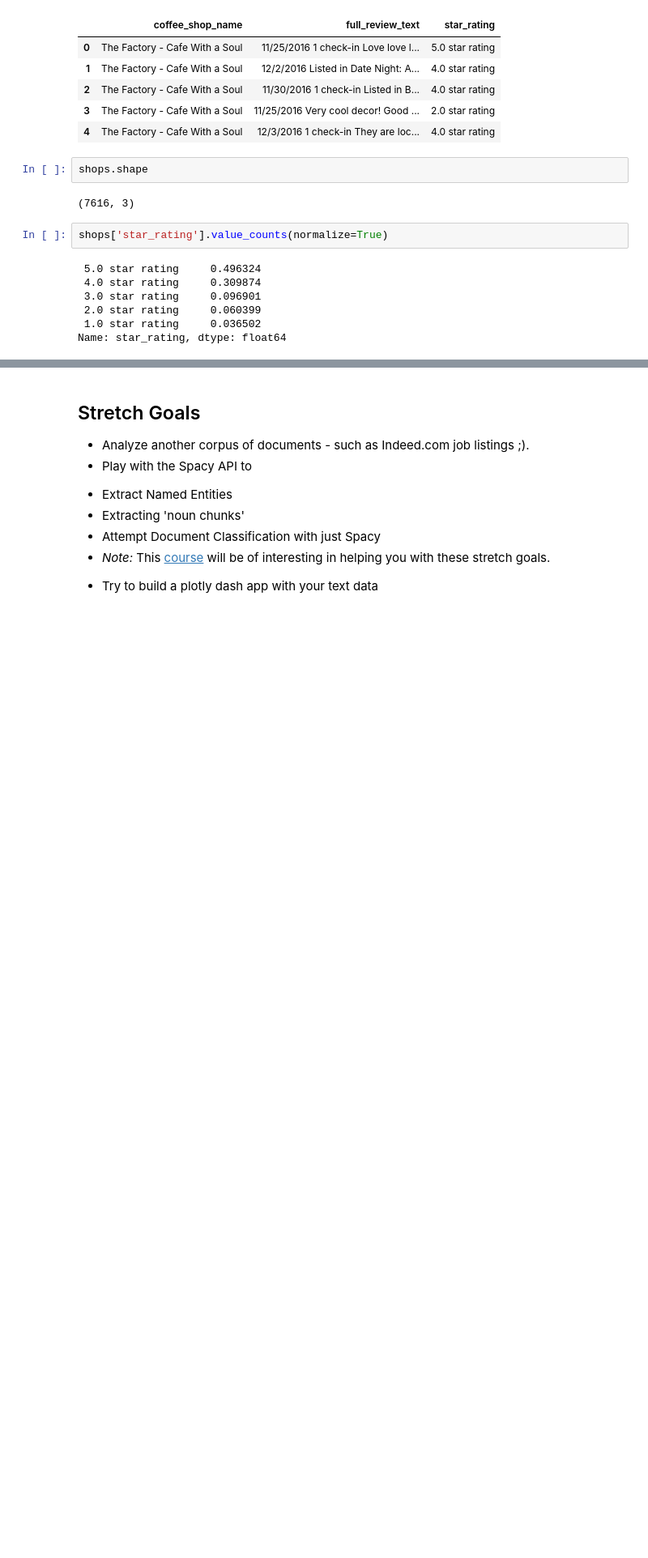
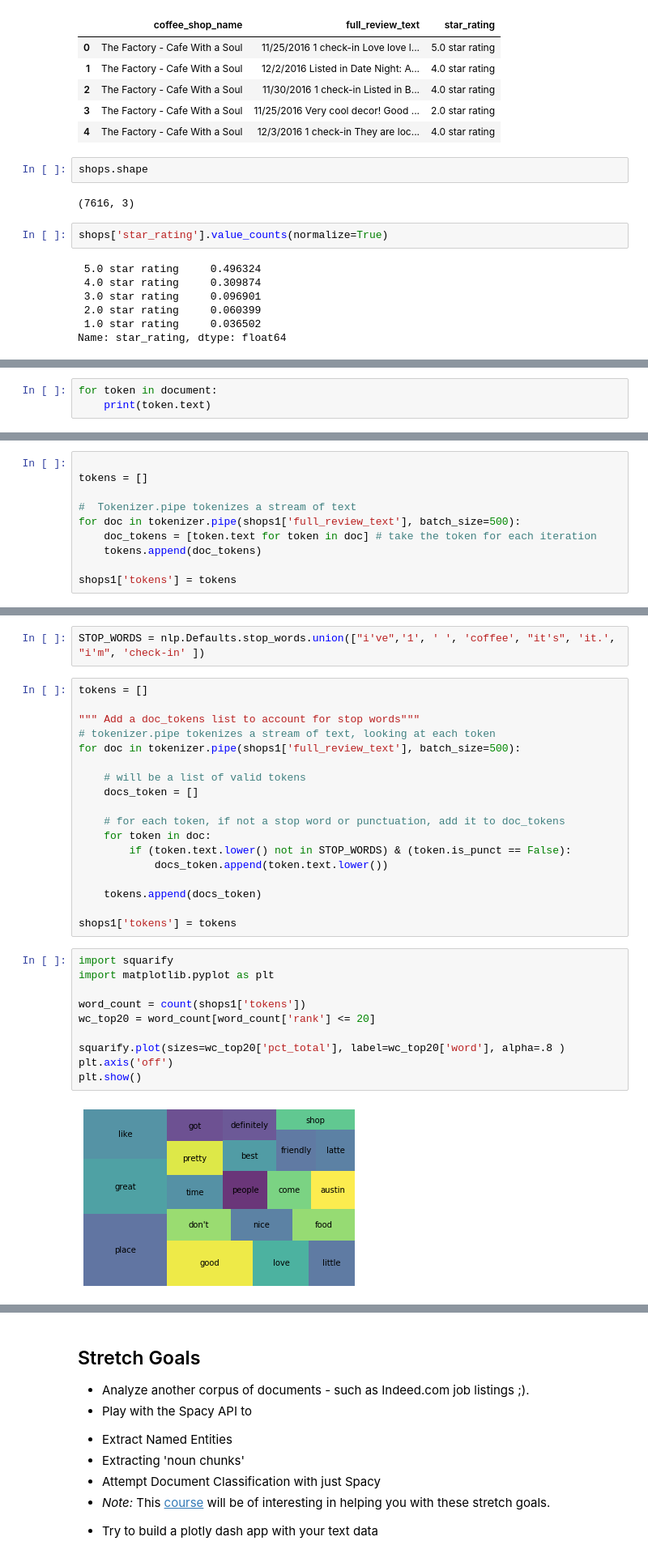
Before and after one commit to pingao2019/DS-Unit-4-Sprint-1-NLP, a Jupyter notebook: LS_DS_411_Text_Data_Assignment.ipynb, the cells around one changed output, grey strips where cells are left out. Shown: that part at 81% size. Cells and saved outputs as stored; diff of their text form; blank space fills up the shorter version.

```diff
--- a/LS_DS_411_Text_Data_Assignment.ipynb
+++ b/LS_DS_411_Text_Data_Assignment.ipynb
@@ -436,0 +118,3 @@ plt.show()
+# %%
+for token in document:
+    print(token.text)
@@ -436,0 +139,10 @@ plt.show()
+# %%
+
+tokens = []
+
+#  Tokenizer.pipe tokenizes a stream of text
+for doc in tokenizer.pipe(shops1['full_review_text'], batch_size=500):
+    doc_tokens = [token.text for token in doc] # take the token for each iteration
+    tokens.append(doc_tokens)
+
+shops1['tokens'] = tokens
@@ -436,0 +201,32 @@ plt.show()
+# %%
+STOP_WORDS = nlp.Defaults.stop_words.union(["i've",'1', ' ', 'coffee', "it's", 'it.', "i'm", 'check-in' ])
+# %%
+tokens = []
+
+""" Add a doc_tokens list to account for stop words"""
+# tokenizer.pipe tokenizes a stream of text, looking at each token
+for doc in tokenizer.pipe(shops1['full_review_text'], batch_size=500):
+
+    # will be a list of valid tokens
+    docs_token = []
+
+    # for each token, if not a stop word or punctuation, add it to doc_tokens
+    for token in doc:
+        if (token.text.lower() not in STOP_WORDS) & (token.is_punct == False):
+            docs_token.append(token.text.lower())
+
+    tokens.append(docs_token)
+
+shops1['tokens'] = tokens
+# %%
+import squarify
+import matplotlib.pyplot as plt
+
+word_count = count(shops1['tokens'])
+wc_top20 = word_count[word_count['rank'] <= 20]
+
+squarify.plot(sizes=wc_top20['pct_total'], label=wc_top20['word'], alpha=.8 )
+plt.axis('off')
+plt.show()
+# %% [output]
+[figure, added]
```
Also changed, not shown: parts of 53 cells of this notebook.
